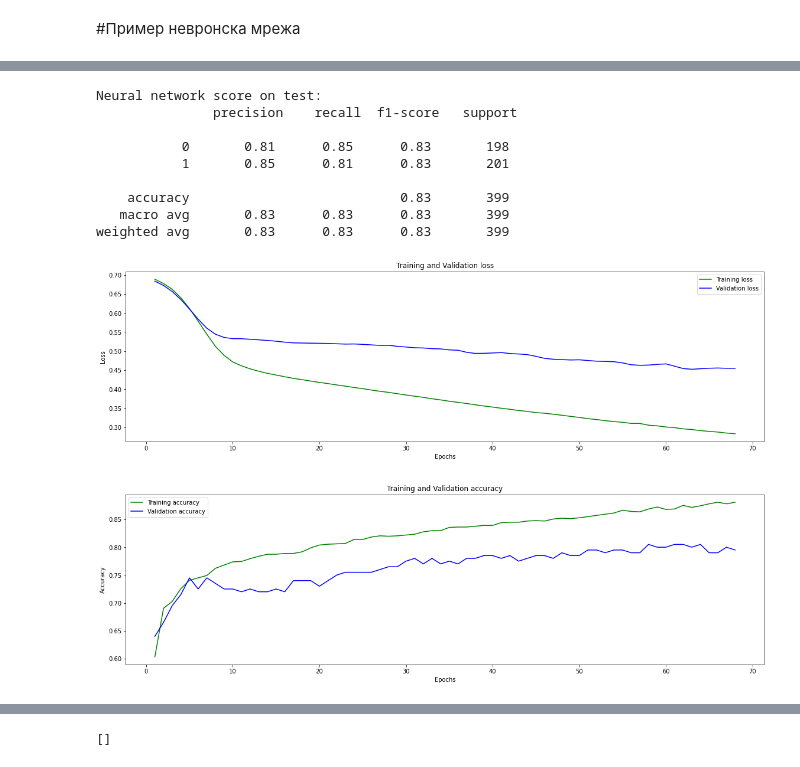
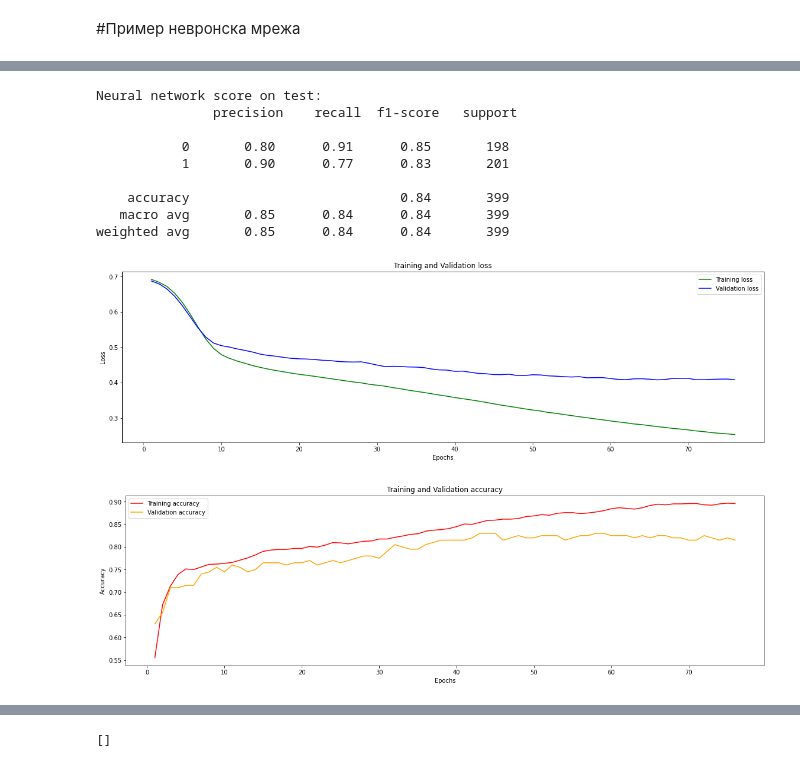
Before and after one commit to MKrezheska/data-mining-project, a Jupyter notebook: 4_Models_extra.ipynb, the cells around one changed output, grey strips where cells are left out. Saved outputs shown, nothing was run; the diff lists cells and outputs as text; code cells hidden in the pictures.

```diff
--- a/4_Models_extra.ipynb
+++ b/4_Models_extra.ipynb
@@ -107,4 +107,4 @@ df.head(1991)
     а последните 20% од секоја од класите се дел од тестирачкото множество.
     На крај се прави shuffle на множествата (заедно со соодветните лабели).
 # %%
-tmp = df.values.tolist()
+tmp = df.values.tolist().copy()
@@ -574,7 +574,7 @@ classifier.add(Dense(1, activation='sigmoid'))
 
 
 classifier.compile(optimizer ='adam',loss='binary_crossentropy', metrics =['accuracy'])
-es = EarlyStopping(monitor='val_loss', mode='min', verbose=1,patience=5)
+es = EarlyStopping(monitor='val_loss', mode='min', verbose=1,patience=10)
 history_callback = classifier.fit(X_train_norm, y_train, epochs=500, batch_size=260,validation_data=(X_val_norm,y_val), callbacks=[es])
 # %% [output]
 Epoch 1/500
@@ -604,43 +604,40 @@ print('Neural network score on test:\n',classification_report(y_test, preds))
 Neural network score on test:
                precision    recall  f1-score   support
 
-           0       0.81      0.85      0.83       198
-           1       0.85      0.81      0.83       201
+           0       0.80      0.91      0.85       198
+           1       0.90      0.77      0.83       201
 
-    accuracy                           0.83       399
-   macro avg       0.83      0.83      0.83       399
-weighted avg       0.83      0.83      0.83       399
+    accuracy                           0.84       399
+   macro avg       0.85      0.84      0.84       399
+weighted avg       0.85      0.84      0.84       399
 # %%
 # Визуелизација на вредностите на функцијата на загуба при тренирање и валидација
 import matplotlib.pyplot as plt
 
 loss_train = np.asarray(history_callback.history['loss'])
 loss_val = np.asarray(history_callback.history['val_loss'])
 epochs = range(1,loss_train.shape[0]+1)
 plt.axes([0,0,2.5,1])
 plt.plot(epochs, loss_train, 'g', label='Training loss')
 plt.plot(epochs, loss_val, 'b', label='Validation loss')
 plt.title('Training and Validation loss')
 plt.xlabel('Epochs')
 plt.ylabel('Loss')
 plt.legend()
 plt.show()
+
+# Визуелизација на вредностите на accuracy при тренирање и валидација
+acc_train = np.asarray(history_callback.history['accuracy'])
+acc_val = np.asarray(history_callback.history['val_accuracy'])
+epochs = range(1,acc_train.shape[0]+1)
+plt.axes([0,0,2.5,1])
+plt.plot(epochs, acc_train, 'r', label='Training accuracy')
+plt.plot(epochs, acc_val, 'orange', label='Validation accuracy')
+plt.title('Training and Validation accuracy')
+plt.xlabel('Epochs')
+plt.ylabel('Accuracy')
+plt.legend()
+plt.show()
 # %% [output]
-[figure, old version]
+[figure, new version]
+[figure, added]
-# %%
-# Визуелизација на вредностите на accuracy при тренирање и валидација
-import matplotlib.pyplot as plt
-
-loss_train = np.asarray(history_callback.history['accuracy'])
-loss_val = np.asarray(history_callback.history['val_accuracy'])
-epochs = range(1,loss_train.shape[0]+1)
-plt.axes([0,0,2.5,1])
-plt.plot(epochs, loss_train, 'g', label='Training accuracy')
-plt.plot(epochs, loss_val, 'b', label='Validation accuracy')
-plt.title('Training and Validation accuracy')
-plt.xlabel('Epochs')
-plt.ylabel('Accuracy')
-plt.legend()
-plt.show()
-# %% [output]
-[figure, removed]
```
Also changed, not shown: parts of 7 cells of this notebook.
